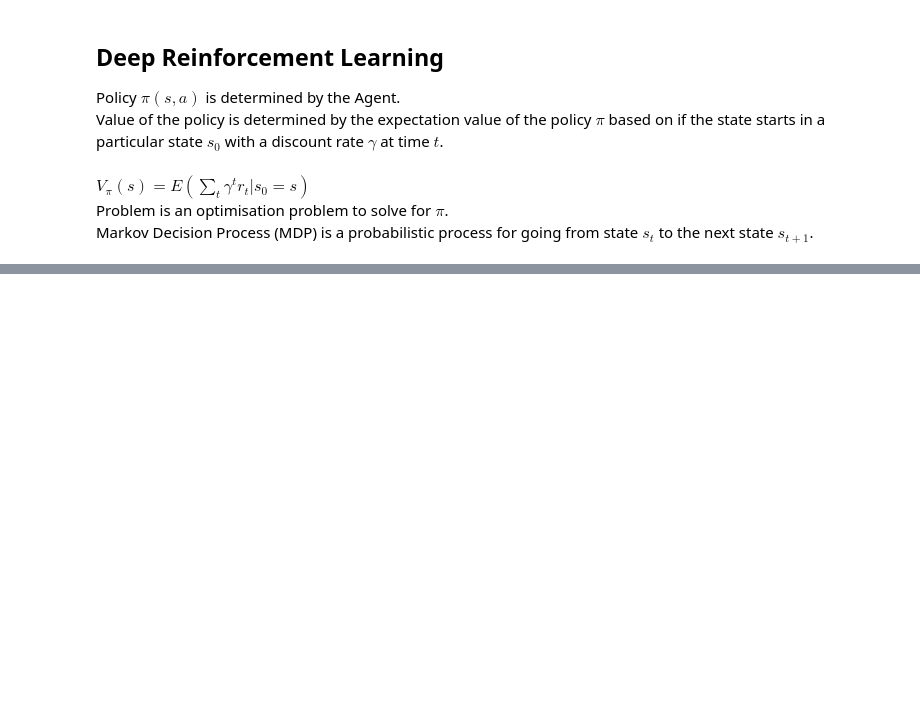
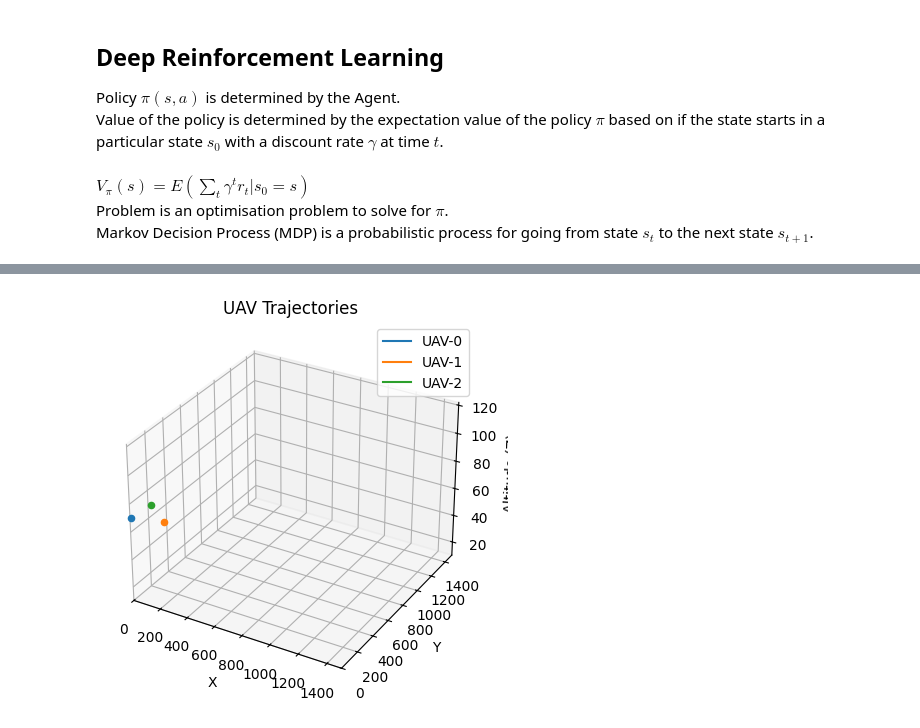
Before and after one commit to piersk/EEEN40290_Thesis, a Jupyter notebook: Thesis1.ipynb, the cells around one changed output, grey strips where cells are left out. Cells and saved outputs as stored; diff of their text form; code cells hidden in the pictures; blank space fills up the shorter version.

```diff
--- a/Thesis1.ipynb
+++ b/Thesis1.ipynb
@@ -266,0 +344,21 @@ Using cpu device
+# %%
+from mpl_toolkits.mplot3d import Axes3D
+
+def render_trajectories(env):
+    fig = plt.figure()
+    ax = fig.add_subplot(111, projection='3d')
+
+    for i, uav in enumerate(env.uavs):
+        history = np.array(uav.history)
+        ax.plot(history[:, 0], history[:, 1], history[:, 2], label=f"UAV-{i}")
+        ax.scatter(history[-1, 0], history[-1, 1], history[-1, 2], marker='o')
+
+    ax.set_xlim([0, env.xmax])
+    ax.set_ylim([0, env.ymax])
+    ax.set_zlim([env.zmin, env.zmax])
+    ax.set_title("UAV Trajectories")
+    ax.set_xlabel("X")
+    ax.set_ylabel("Y")
+    ax.set_zlabel("Altitude (Z)")
+    ax.legend()
+    plt.show()
@@ -266,0 +410,5 @@ Using cpu device
+# %%
+# After evaluating or running one episode:
+render_trajectories(eval_env)
+# %% [output]
+[figure, added]
```
Also changed, not shown: parts of 14 cells of this notebook, 2 other files.
